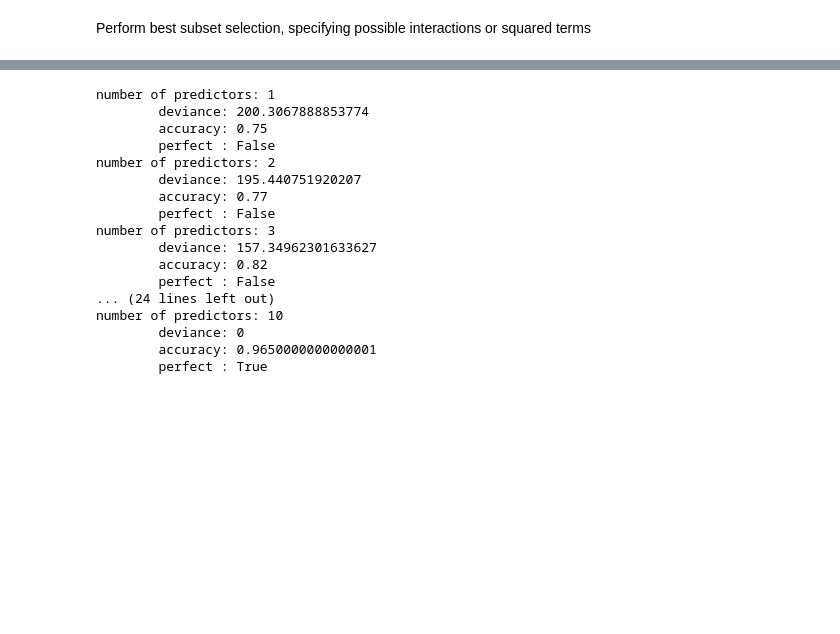
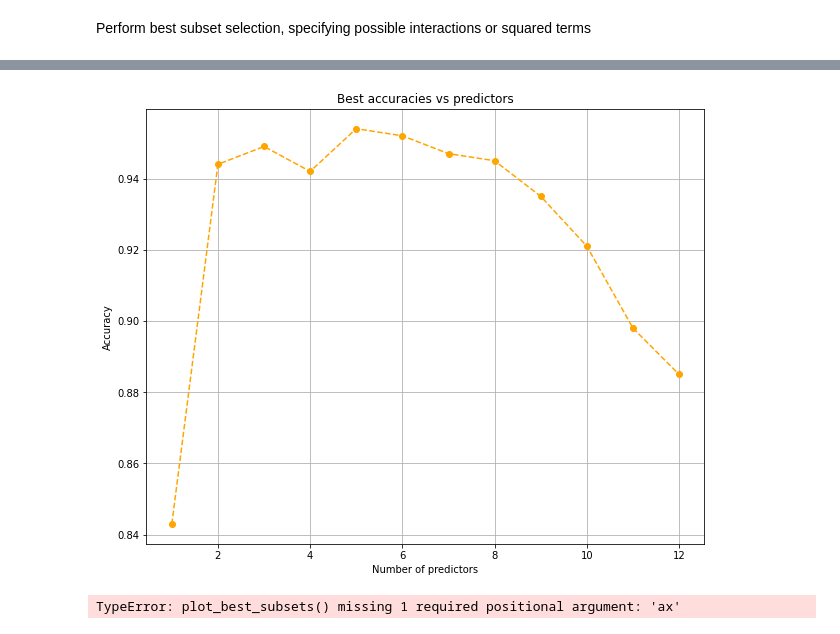
Before and after one commit to UniversityProjectsAtUnisa/exam-project_sda, a Jupyter notebook: z_classification.ipynb, the cells around one changed output, grey strips where cells are left out. Saved outputs shown, nothing was run; the diff lists cells and outputs as text; code cells hidden in the pictures; blank space fills up the shorter version.

```diff
--- a/z_classification.ipynb
+++ b/z_classification.ipynb
@@ -54,16 +50,10 @@ Perform best subset selection, specifying possible interactions or squared terms
 # %%
 from importlib import reload
 reload(utils)
-utils_ = utils.Utils(ABS_PATH, DATASET_FILENAME, Y_LABEL, PREDICTORS_NUMBER)
-df = utils_.read_dataset()
 
 possible_interactions =  (
     ('Y_AvgTravelledDistance', 'Y_PhysicalEndurance'),
     ('Y_EmotionalMotivation',  'Y_PhysicalEndurance'),
     ('Y_Hyperthermia',         'Y_PhysicalEndurance'),
-    ('Y_AvgTravelledDistance', 'Y_PhysicalEndurance'),
     ('Y_MentalConcentration',  'Y_Dehydration'),
 )
-
-subsets = utils_.best_subset(df, possible_interactions, nfolds = 5, nCV = 5, verbose=True)
-# print(perfect_separations)
@@ -75,24 +60,24 @@ NameError: name 'possible_interactions' is not defined
-# %%
-for i in range(1,10+1):
-    print('number of predictors:',i)
-    print('\tdeviance:',subsets['deviances'][i],
-        '\n\taccuracy:',subsets['accuracies'][i],
-        '\n\tperfect :', subsets['perfect separation'][i])
-# %% [output]
-number of predictors: 1
-        deviance: 200.3067888853774
-        accuracy: 0.75
-        perfect : False
-number of predictors: 2
-        deviance: 195.440751920207
-        accuracy: 0.77
-        perfect : False
-number of predictors: 3
-        deviance: 157.34962301633627
-        accuracy: 0.82
-        perfect : False
-... (24 lines left out)
-number of predictors: 10
-        deviance: 0
-        accuracy: 0.9650000000000001
-        perfect : True
+# %%
+subsets = utils_.best_subset(df, possible_interactions, nfolds = 10, nCV = 5, verbose=True)
+
+n_predictors = len(possible_interactions) + PREDICTORS_NUMBER
+
+fig, ax = plt.subplots(figsize=(10,8))
+utils.Utils.plot_best_subsets(subsets, n_predictors, ax)
+# %% [output]
+[figure, added]
+# %%
+utils_logistic = utils.Utils(ABS_PATH, DATASET_FILENAME, Y_LABEL, PREDICTORS_NUMBER)
+df = utils_logistic.read_dataset()
+subsets_logistic = utils_logistic.best_subset(df, possible_interactions, nfolds = 5, nCV = 5, verbose=True)
+
+utils_gaussian = utils.Utils(ABS_PATH, DATASET_FILENAME, Y_LABEL, PREDICTORS_NUMBER, gaussian_classifier=True)
+df = utils_gaussian.read_dataset()
+subsets_gaussian = utils_gaussian.best_subset(df, possible_interactions, nfolds = 5, nCV = 5, verbose=True)
+
+fig, ax = plt.subplots(figsize=(10,8))
+n_predictors = len(possible_interactions) + PREDICTORS_NUMBER
+utils.Utils.plot_best_subsets(subsets_logistic, n_predictors, ax, legend="Logistic regression")
+utils.Utils.plot_best_subsets(subsets_gaussian, n_predictors, ax, color="blue", legend="GaussianNB")
+# %% [output]
+TypeError: plot_best_subsets() missing 1 required positional argument: 'ax'
```
Also changed, not shown: parts of 10 cells of this notebook, 11 other files.
